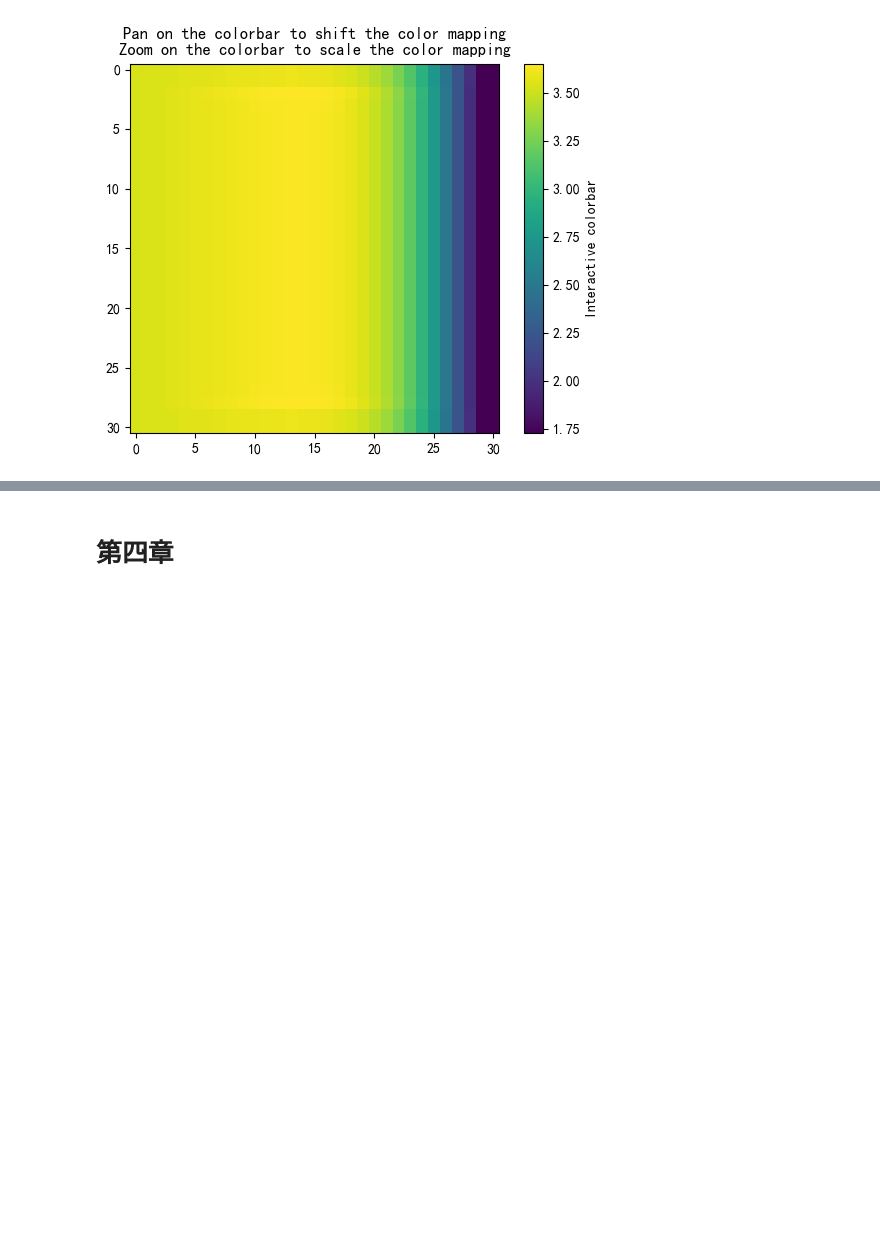
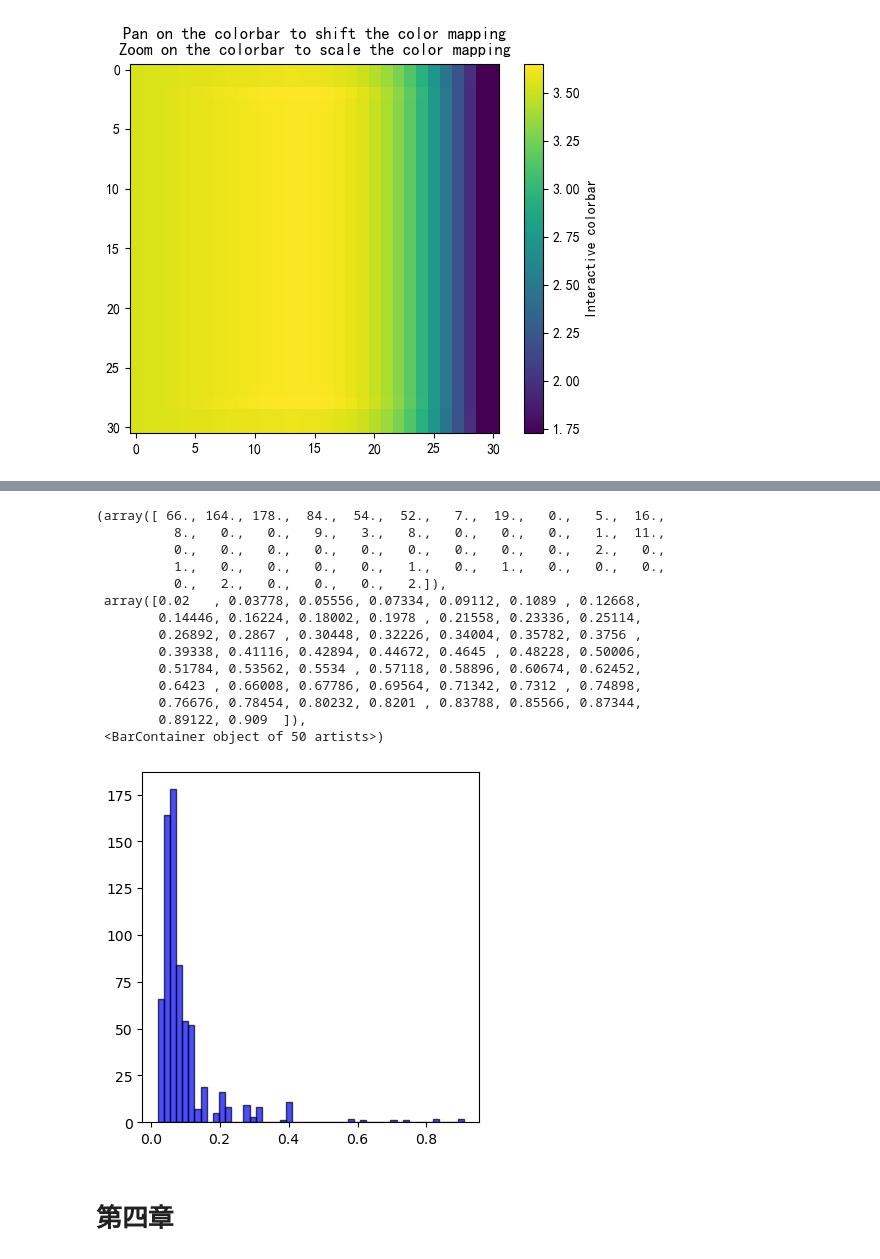
Before and after one commit to jackyvava/CodeWaveVegetation, a Jupyter notebook: code.ipynb, the cells around one changed output, grey strips where cells are left out. Saved outputs shown, nothing was run; the diff lists cells and outputs as text; code cells hidden in the pictures; blank space fills up the shorter version.

```diff
--- a/code.ipynb
+++ b/code.ipynb
@@ -173,0 +176,3 @@ plt.show()
+# %%
+data = pd.read_csv("论文数据/第二章/阻力系数总.csv")
+data
@@ -174,3 +193,32 @@ plt.show()
+# %%
+Hi= data['Hi']
+T = data['T']
+h = data['h']
+hv = data['hv']
+bv = data['bv']
+Nv = data['Nv']
+Cd = data['CD']
+# %%
+plt.figure(num=2,figsize = (20,10), facecolor=None)
+plt.subplot(241)
+
+plt.hist(Hi, bins=50, facecolor="blue", edgecolor="black", alpha=0.7)
+# %% [output]
+(array([ 66., 164., 178.,  84.,  54.,  52.,   7.,  19.,   0.,   5.,  16.,
+          8.,   0.,   0.,   9.,   3.,   8.,   0.,   0.,   0.,   1.,  11.,
+          0.,   0.,   0.,   0.,   0.,   0.,   0.,   0.,   0.,   2.,   0.,
+          1.,   0.,   0.,   0.,   0.,   1.,   0.,   1.,   0.,   0.,   0.,
+          0.,   2.,   0.,   0.,   0.,   2.]),
+ array([0.02   , 0.03778, 0.05556, 0.07334, 0.09112, 0.1089 , 0.12668,
+        0.14446, 0.16224, 0.18002, 0.1978 , 0.21558, 0.23336, 0.25114,
+        0.26892, 0.2867 , 0.30448, 0.32226, 0.34004, 0.35782, 0.3756 ,
+        0.39338, 0.41116, 0.42894, 0.44672, 0.4645 , 0.48228, 0.50006,
+        0.51784, 0.53562, 0.5534 , 0.57118, 0.58896, 0.60674, 0.62452,
+        0.6423 , 0.66008, 0.67786, 0.69564, 0.71342, 0.7312 , 0.74898,
+        0.76676, 0.78454, 0.80232, 0.8201 , 0.83788, 0.85566, 0.87344,
+        0.89122, 0.909  ]),
+ <BarContainer object of 50 artists>)
+[figure, added]
 # %% [markdown]
 # 第四章
 # %% [markdown]
```
Also changed, not shown: parts of 7 cells of this notebook, 3 other files.
